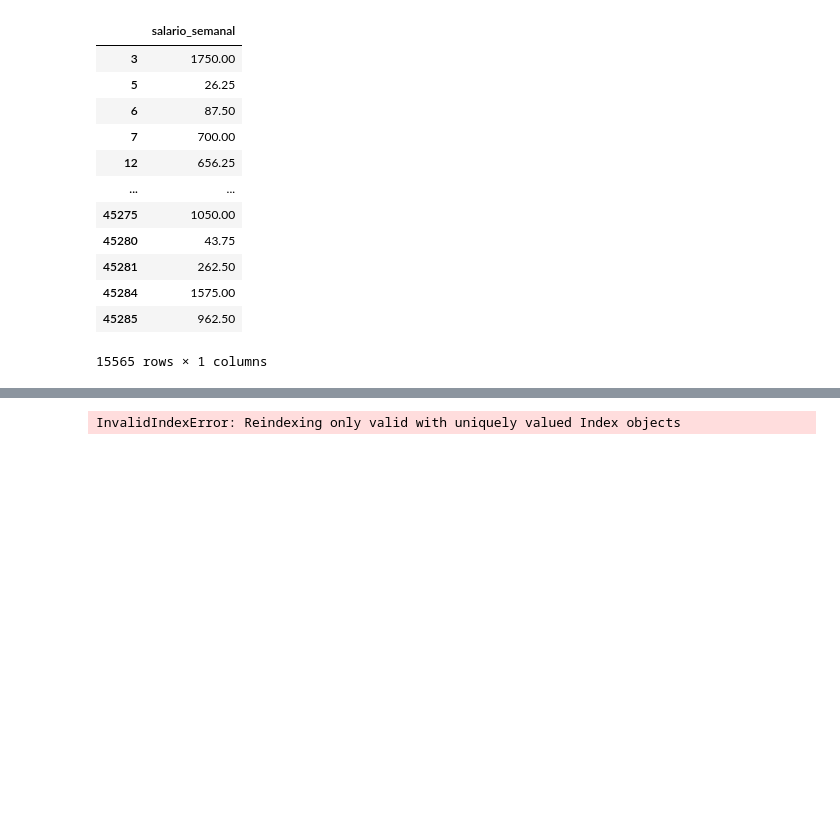
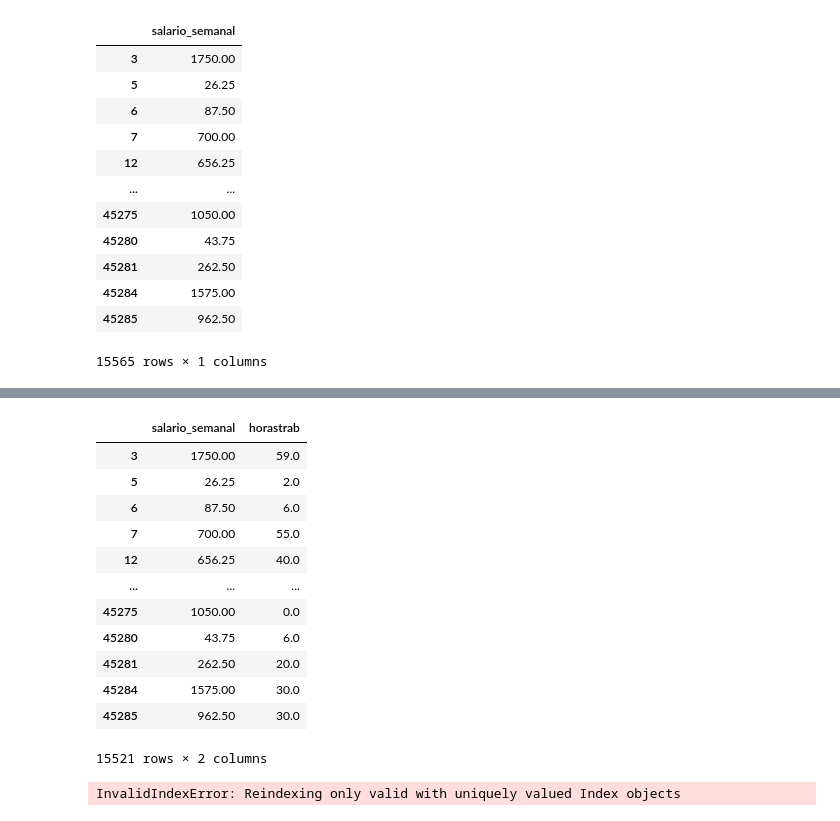
Before and after one commit to jtomasello247/Big_Data_TP3_Grupo13, a Jupyter notebook: TP3.ipynb, the cells around one changed output, grey strips where cells are left out. Cells and saved outputs as stored; diff of their text form; code cells hidden in the pictures; blank space fills up the shorter version.

```diff
--- a/TP3.ipynb
+++ b/TP3.ipynb
@@ -853,4 +837,19 @@ df_edad2educ = pd.concat([edad2, educ], axis=1).dropna()
 # %%
 df_horassalario =pd.concat([df_salario, df_horastrab], axis=1).dropna()
+df_horassalario
+# %% [output]
+|  | salario_semanal | horastrab |
+| 3 | 1750.00 | 59.0 |
+| 5 | 26.25 | 2.0 |
+| 6 | 87.50 | 6.0 |
+| 7 | 700.00 | 55.0 |
+| 12 | 656.25 | 40.0 |
+| ... | ... | ... |
+| 45275 | 1050.00 | 0.0 |
+| 45280 | 43.75 | 6.0 |
+| 45281 | 262.50 | 20.0 |
+| 45284 | 1575.00 | 30.0 |
+| 45285 | 962.50 | 30.0 |
+15521 rows × 2 columns
 # %%
 matriz=pd.concat([df_edad2educ, df_horassalario], axis=1).dropna()
```
Also changed, not shown: parts of 4 cells of this notebook.
